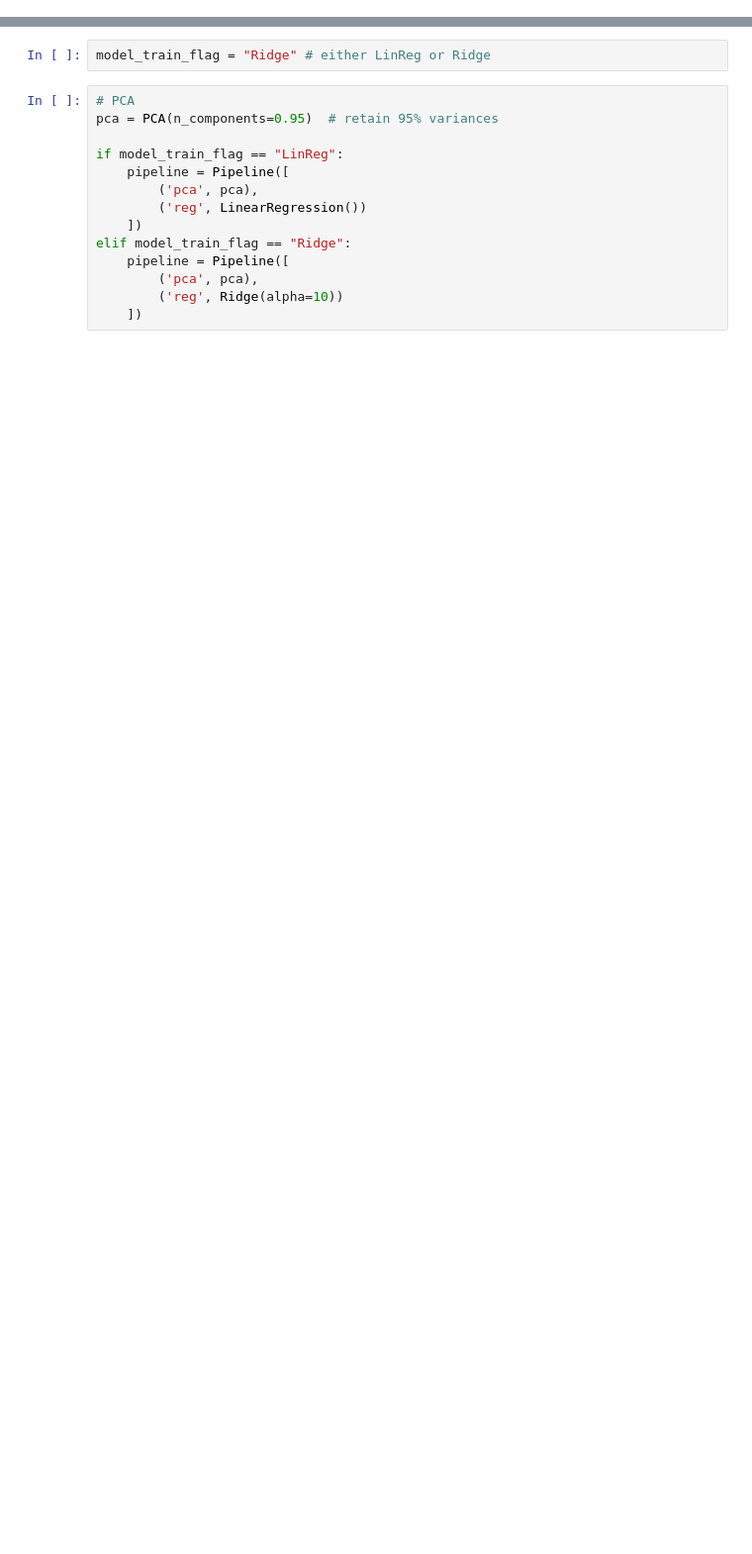
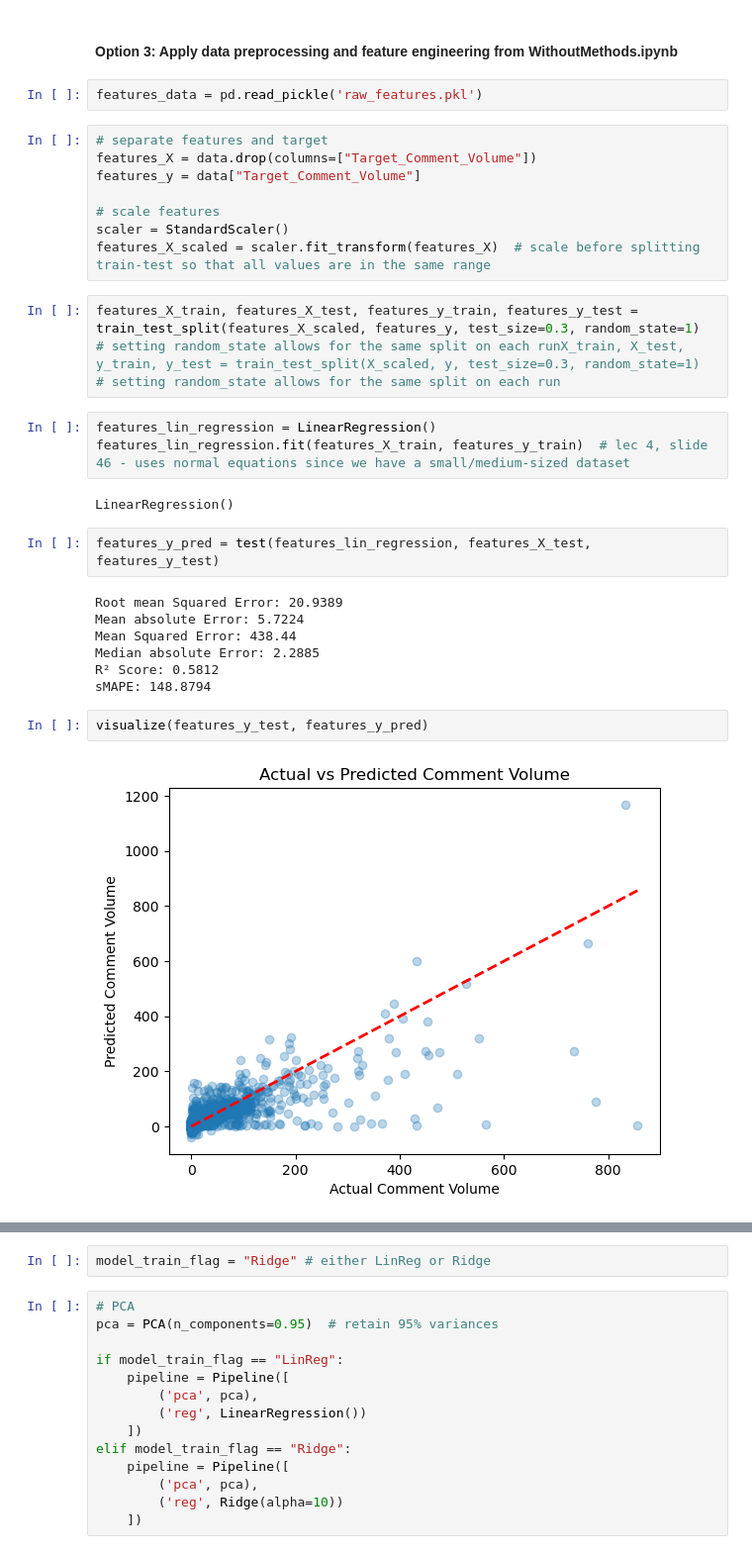
Before and after one commit to Joel-Milla/cs3244_Final_Project, a Jupyter notebook: LinearRegression.ipynb, the cells around one changed output, grey strips where cells are left out. Shown at 99% size. Drawn from its saved outputs; the diff is of its cells as text; blank space fills up the shorter version.

```diff
--- a/LinearRegression.ipynb
+++ b/LinearRegression.ipynb
@@ -341,0 +173,32 @@ R² Score: 0.5412
+# %% [markdown]
+#### Option 3: Apply data preprocessing and feature engineering from WithoutMethods.ipynb
+# %%
+features_data = pd.read_pickle('raw_features.pkl')
+# %%
+# separate features and target
+features_X = data.drop(columns=["Target_Comment_Volume"])
+features_y = data["Target_Comment_Volume"]
+
+# scale features
+scaler = StandardScaler()
+features_X_scaled = scaler.fit_transform(features_X)  # scale before splitting train-test so that all values are in the same range
+# %%
+features_X_train, features_X_test, features_y_train, features_y_test = train_test_split(features_X_scaled, features_y, test_size=0.3, random_state=1)  # setting random_state allows for the same split on each runX_train, X_test, y_train, y_test = train_test_split(X_scaled, y, test_size=0.3, random_state=1)  # setting random_state allows for the same split on each run
+# %%
+features_lin_regression = LinearRegression()
+features_lin_regression.fit(features_X_train, features_y_train)  # lec 4, slide 46 - uses normal equations since we have a small/medium-sized dataset
+# %% [output]
+LinearRegression()
+# %%
+features_y_pred = test(features_lin_regression, features_X_test, features_y_test)
+# %% [output]
+Root mean Squared Error: 20.9389
+Mean absolute Error: 5.7224
+Mean Squared Error: 438.44
+Median absolute Error: 2.2885
+R² Score: 0.5812
+sMAPE: 148.8794
+# %%
+visualize(features_y_test, features_y_pred)
+# %% [output]
+[figure, added]
```
Also changed, not shown: parts of 49 cells of this notebook, 1 other file.
